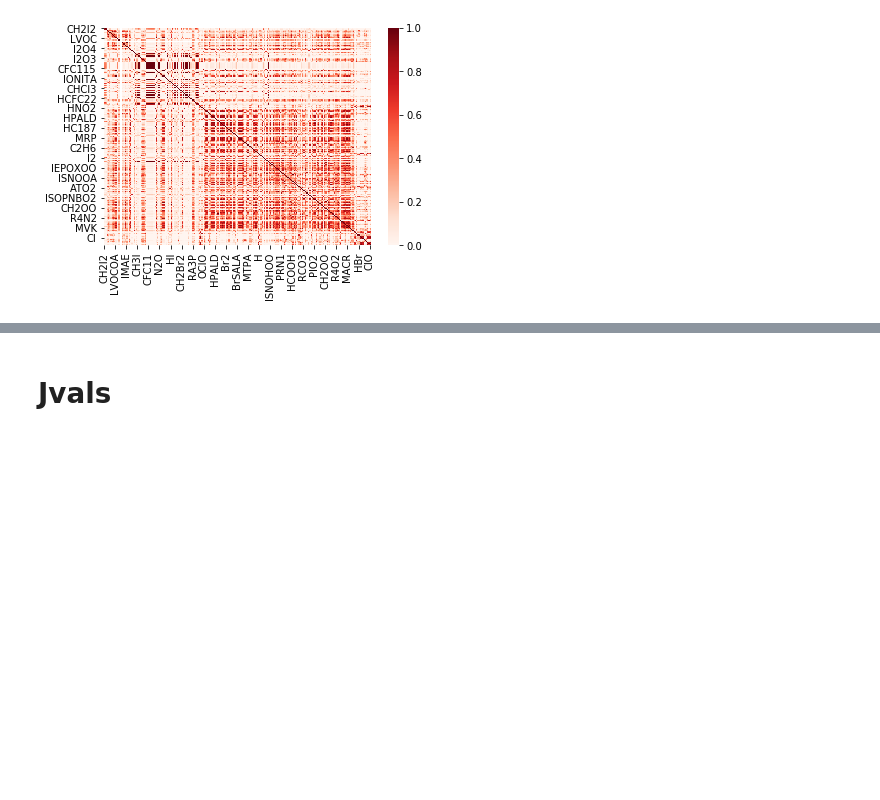
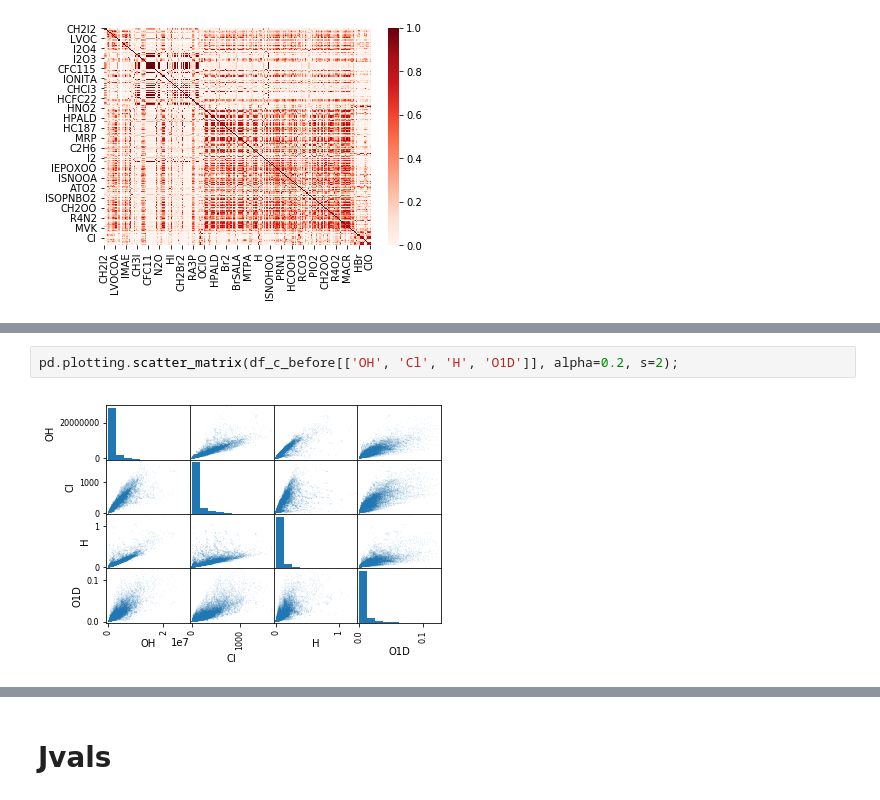
Before and after one commit to JiaweiZhuang/train_KPP, a Jupyter notebook: data_exploration.ipynb, the cells around one changed output, grey strips where cells are left out. Drawn from its saved outputs; the diff is of its cells as text; blank space fills up the shorter version.

Commit message:
Add pair plot to exploration notebook

```diff
--- a/data_exploration.ipynb
+++ b/data_exploration.ipynb
@@ -125,0 +146,4 @@ sns.heatmap(df_c_corr, vmin=0, vmax=1, cmap='Reds')
+# %%
+pd.plotting.scatter_matrix(df_c_before[['OH', 'Cl', 'H', 'O1D']], alpha=0.2, s=2);
+# %% [output]
+[figure, added]
```
Also changed, not shown: parts of 11 cells of this notebook.
